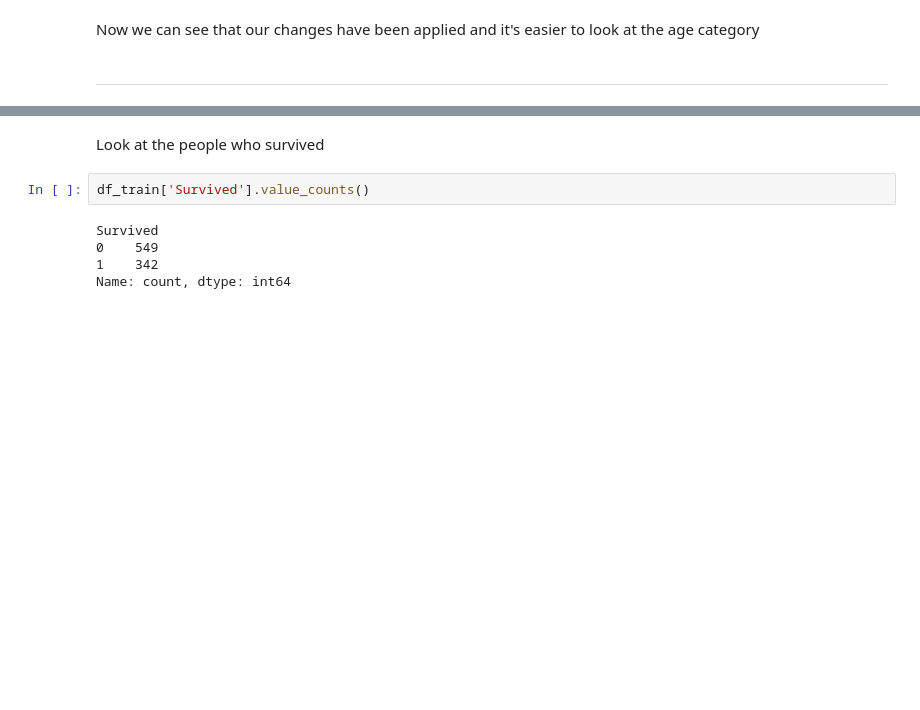
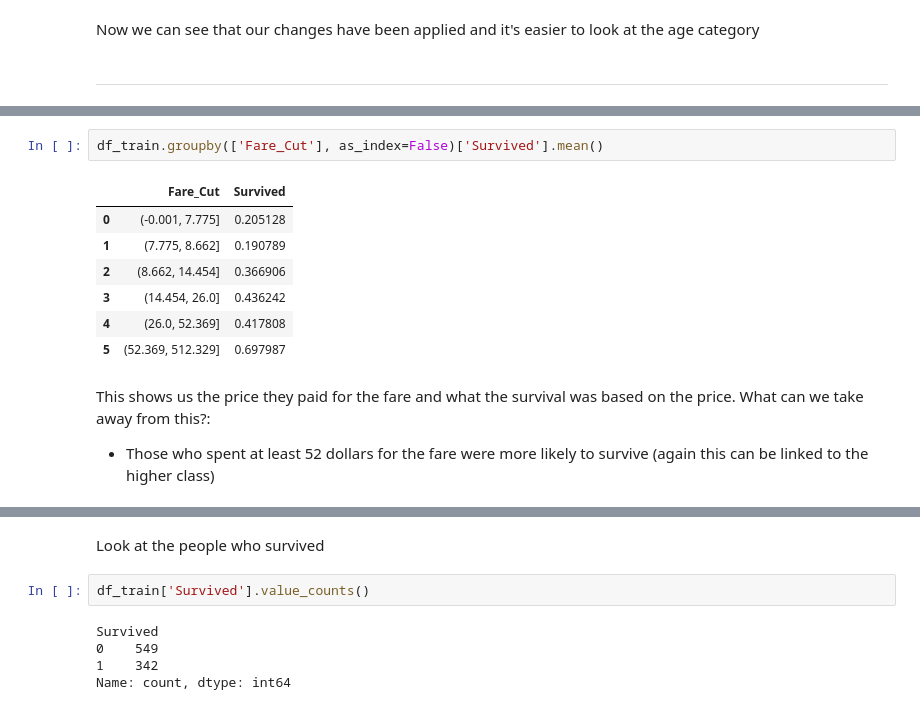
Before and after one commit to farahyakoubi-vives/ML_Assignment, a Jupyter notebook: Farah_Yakoubi.ipynb, the cells around one changed output, grey strips where cells are left out. Saved outputs shown, nothing was run; the diff lists cells and outputs as text; blank space fills up the shorter version.

```diff
--- a/Farah_Yakoubi.ipynb
+++ b/Farah_Yakoubi.ipynb
@@ -406,0 +417,14 @@ Now we can see that our changes have been applied and it's easier to look at the
+# %%
+df_train.groupby(['Fare_Cut'], as_index=False)['Survived'].mean()
+# %% [output]
+|  | Fare_Cut | Survived |
+| 0 | (-0.001, 7.775] | 0.205128 |
+| 1 | (7.775, 8.662] | 0.190789 |
+| 2 | (8.662, 14.454] | 0.366906 |
+| 3 | (14.454, 26.0] | 0.436242 |
+| 4 | (26.0, 52.369] | 0.417808 |
+| 5 | (52.369, 512.329] | 0.697987 |
+# %% [markdown]
+This shows us the price they paid for the fare and what the survival was based on the price.
+What can we take away from this?:
+- Those who spent at least 52 dollars for the fare were more likely to survive (again this can be linked to the higher class)
```
Also changed, not shown: parts of 9 cells of this notebook.
